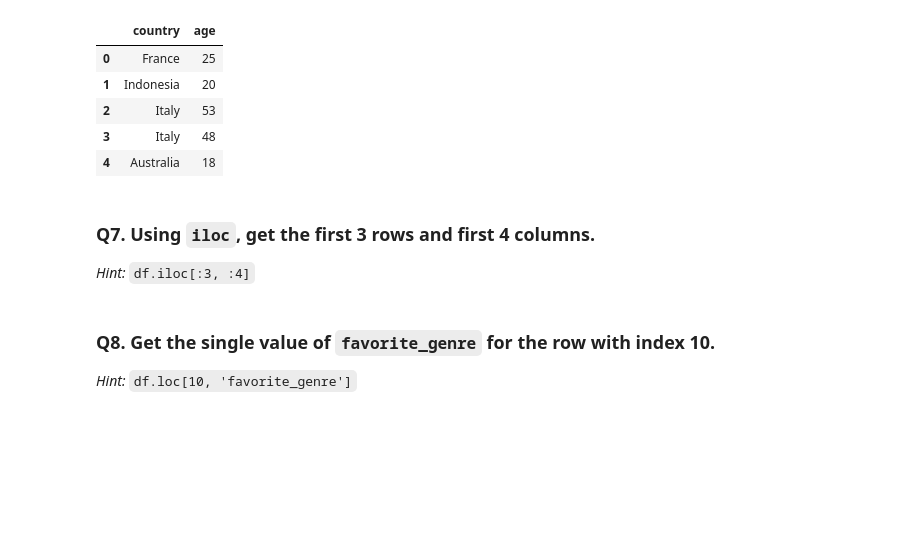
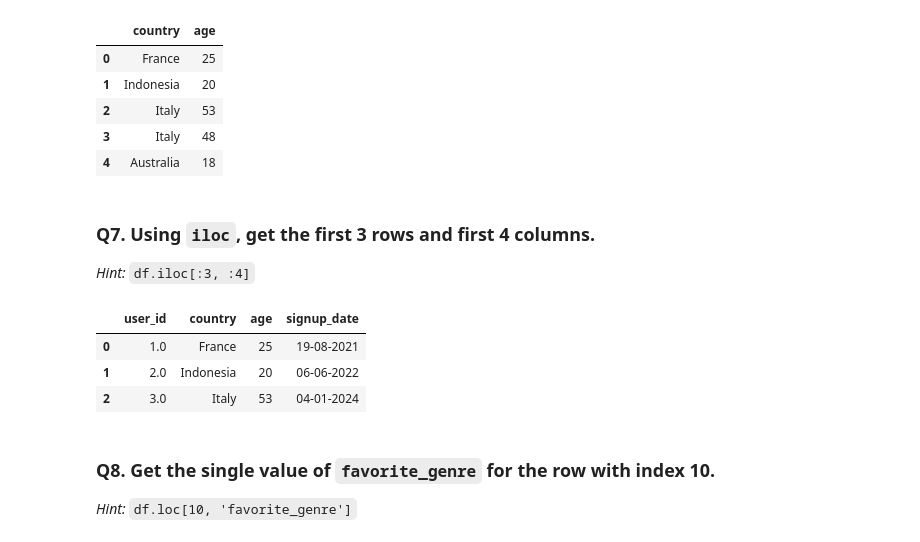
Before and after one commit to shiva3994/Python, a Jupyter notebook: Spotify_User_Behv/Day02_Selecting_Columns_and_Rows_indexing_loc__PRACTICE.ipynb, the cells around one changed output. Saved outputs shown, nothing was run; the diff lists cells and outputs as text; code cells hidden in the pictures; blank space fills up the shorter version.

```diff
--- a/Spotify_User_Behv/Day02_Selecting_Columns_and_Rows_indexing_loc__PRACTICE.ipynb
+++ b/Spotify_User_Behv/Day02_Selecting_Columns_and_Rows_indexing_loc__PRACTICE.ipynb
@@ -37,12 +41,6 @@ df.tail(5)
 | 49999 | 50000.0 | Indonesia | 38 | 05-07-2024 | Free | Inactive | 3 | ... |
 # %% [markdown]
 ### Setup (run this first)
-# %%
-import pandas as pd
-import numpy as np
-import matplotlib.pyplot as plt
-
-df = pd.read_csv("spotify_user_behv.csv")
 # %% [markdown]
 ### Q1. Select the `country` column.
 
@@ -151,6 +149,13 @@ df.loc[0:4, ['country','age']]
 ### Q7. Using `iloc`, get the first 3 rows and first 4 columns.
 
 *Hint:* `df.iloc[:3, :4]`
+# %%
+df.iloc[:3, :4]
+# %% [output]
+|  | user_id | country | age | signup_date |
+| 0 | 1.0 | France | 25 | 19-08-2021 |
+| 1 | 2.0 | Indonesia | 20 | 06-06-2022 |
+| 2 | 3.0 | Italy | 53 | 04-01-2024 |
 # %% [markdown]
 ### Q8. Get the single value of `favorite_genre` for the row with index 10.
 
```
Also changed, not shown: parts of 1 cell of this notebook.
